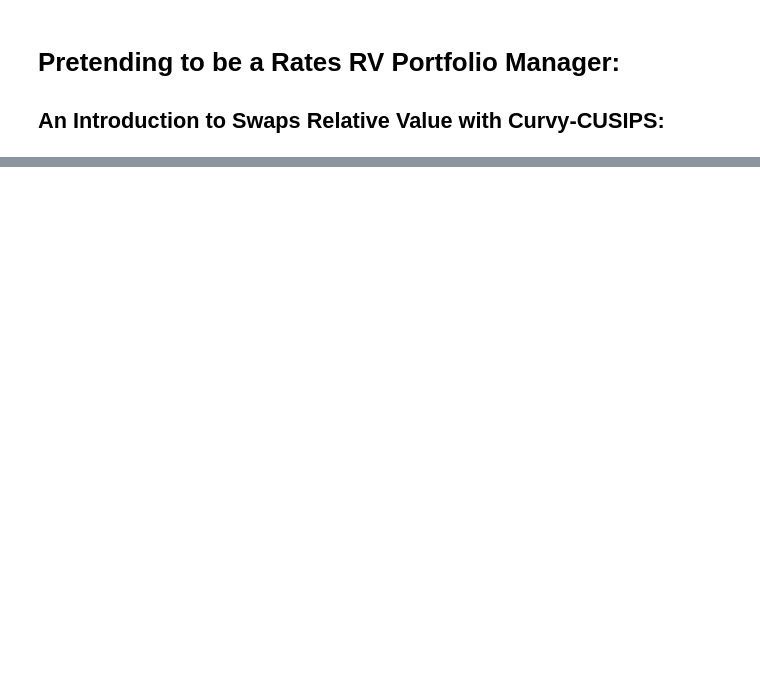
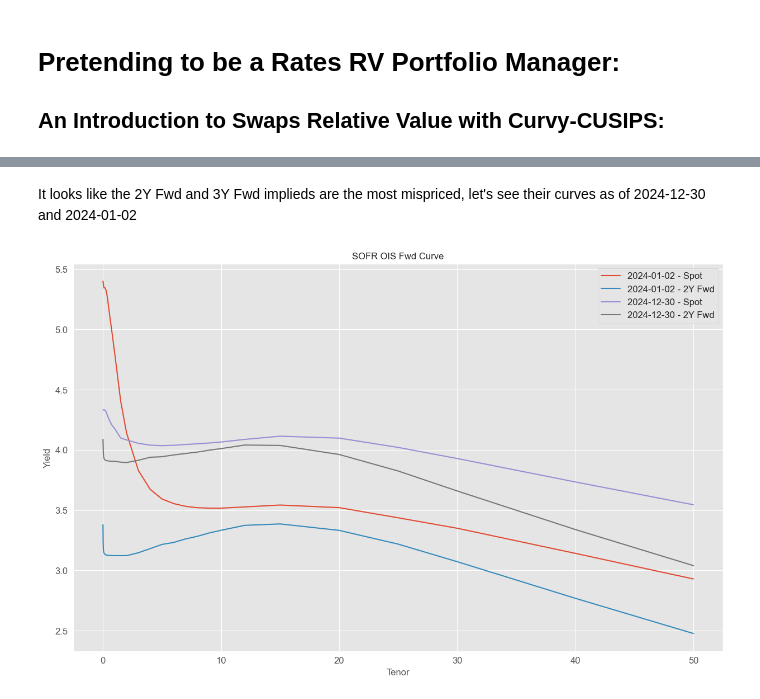
Before and after one commit to pfin/Curvy-CUSIPs, a Jupyter notebook: notebooks/swaps_rv.ipynb, the cells around one changed output, grey strips where cells are left out. Cells and saved outputs as stored; diff of their text form; code cells hidden in the pictures; blank space fills up the shorter version.

```diff
--- a/notebooks/swaps_rv.ipynb
+++ b/notebooks/swaps_rv.ipynb
@@ -254,0 +65,12 @@ modified_partial_regression_fly_plot(
+# %%
+start_date = datetime(2024, 1, 1)
+end_date = datetime(2024, 12, 30)
+bdates = pd.date_range(start=start_date, end=end_date, freq=CustomBusinessDay(calendar=USFederalHolidayCalendar()))
+# %%
+fwd_tenors = ["1M", "3M", "6M", "9M", "12M", "18M", "2Y", "3Y", "4Y", "5Y", "6Y", "7Y", "8Y", "9Y", "10Y", "12Y", "15Y", "20Y"]
+fwd_grid_dict, ql_curves = sofr_ois.s490_nyclose_fwd_curve_matrices(
+    start_date=start_date,
+    end_date=end_date,
+    ql_piecewise_method="logLinearDiscount",
+    fwd_tenors=fwd_tenors,
+)
@@ -254,0 +171,11 @@ modified_partial_regression_fly_plot(
+# %% [markdown]
+It looks like the 2Y Fwd and 3Y Fwd implieds are the most mispriced, let's see their curves as of 2024-12-30 and 2024-01-02
+# %%
+dt1 = datetime(2024, 1, 2)
+dt2 = datetime(2024, 12, 30)
+
+sofr_ois.fwd_grid_dict_curve_plotter(
+    tenor_date_pairs=[("Spot", dt1), ("2Y Fwd", dt1), ("Spot", dt2), ("2Y Fwd", dt2)], fwd_grid_dict=fwd_grid_dict
+)
+# %% [output]
+[figure, added]
```
Also changed, not shown: parts of 41 cells of this notebook, 4 other files.
